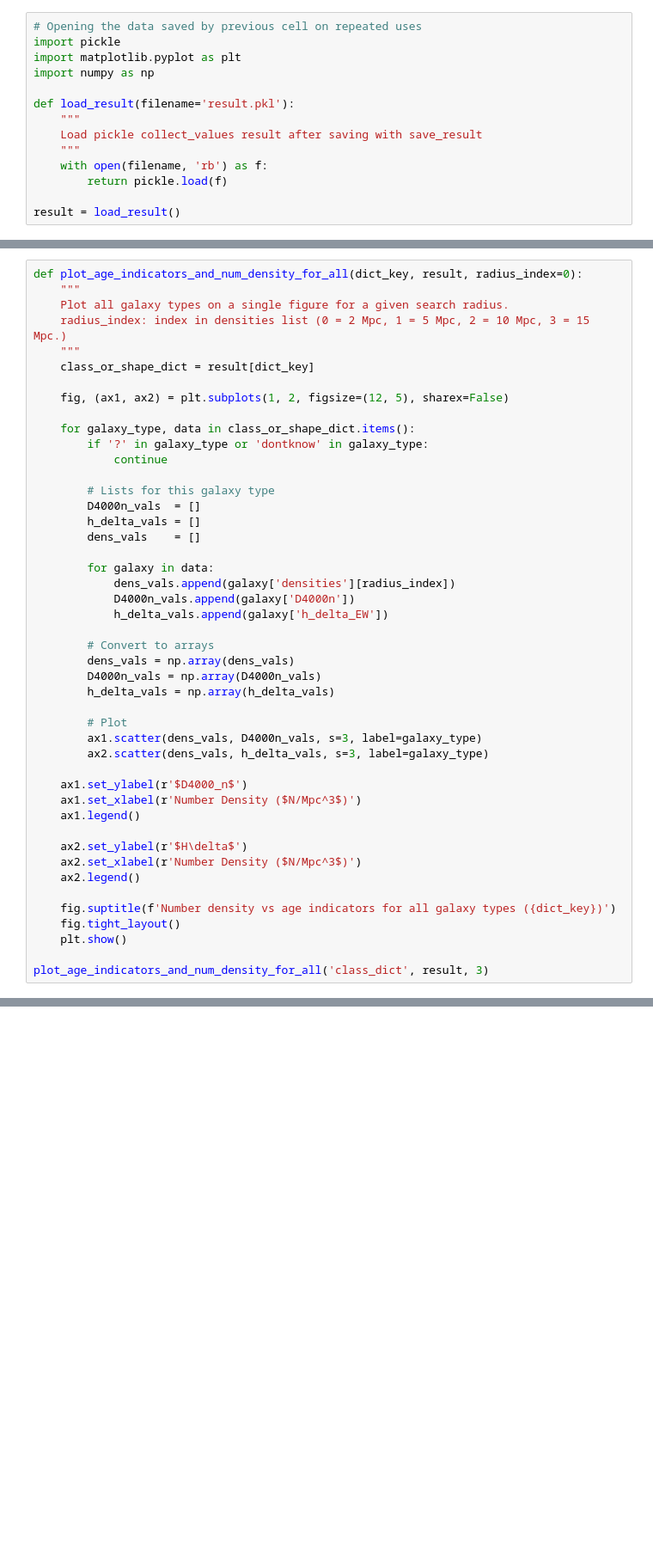
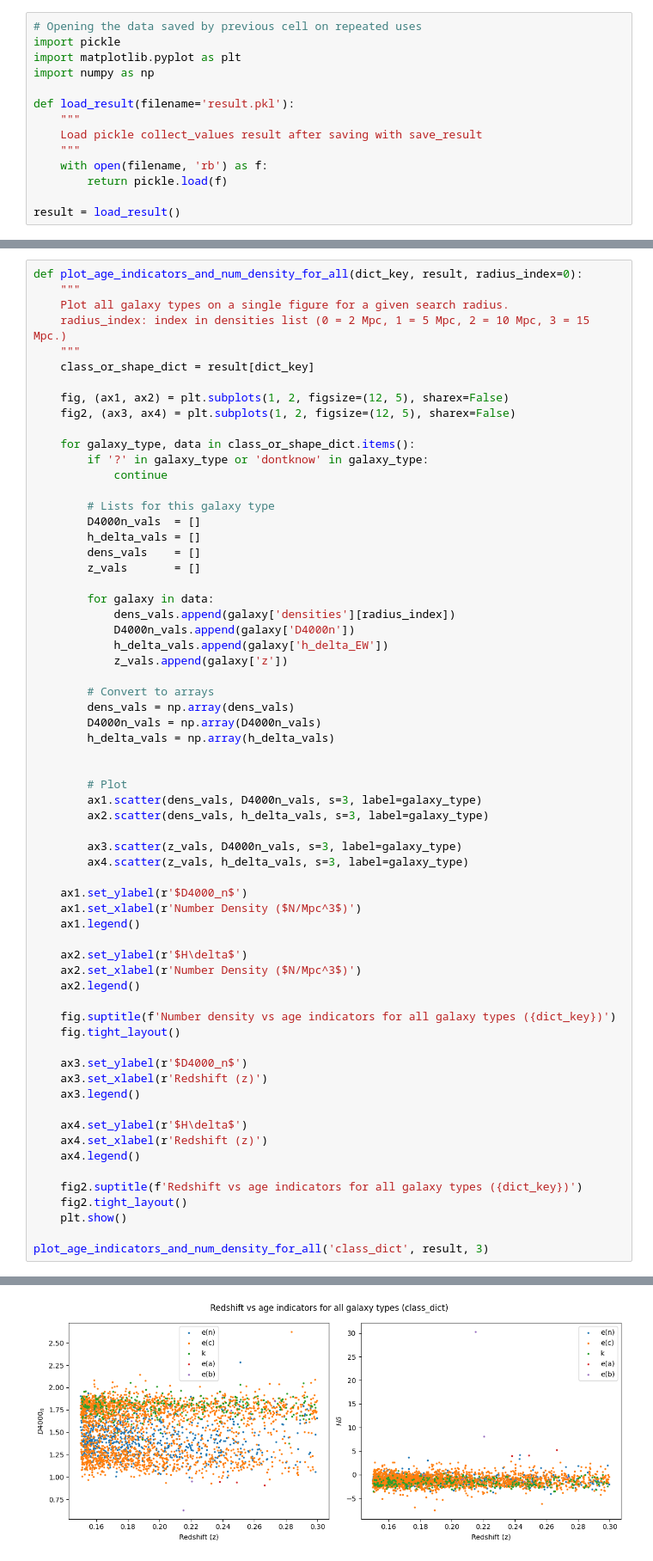
Before and after one commit to maraMaraschino/capstone-project, a Jupyter notebook: timescapes-notebook.ipynb, the cells around one changed output, grey strips where cells are left out. Shown at 86% size. Cells and saved outputs as stored; diff of their text form; blank space fills up the shorter version.

```diff
--- a/timescapes-notebook.ipynb
+++ b/timescapes-notebook.ipynb
@@ -1064,6 +1148,7 @@ def plot_age_indicators_and_num_density_for_all(dict_key, result, radius_index=0
     class_or_shape_dict = result[dict_key]
 
     fig, (ax1, ax2) = plt.subplots(1, 2, figsize=(12, 5), sharex=False)
+    fig2, (ax3, ax4) = plt.subplots(1, 2, figsize=(12, 5), sharex=False)
 
     for galaxy_type, data in class_or_shape_dict.items():
         if '?' in galaxy_type or 'dontknow' in galaxy_type:
@@ -1073,33 +1158,51 @@ def plot_age_indicators_and_num_density_for_all(dict_key, result, radius_index=0
         D4000n_vals  = []
         h_delta_vals = []
         dens_vals    = []
+        z_vals       = []
 
         for galaxy in data:
             dens_vals.append(galaxy['densities'][radius_index])
             D4000n_vals.append(galaxy['D4000n'])
             h_delta_vals.append(galaxy['h_delta_EW'])
+            z_vals.append(galaxy['z'])
 
         # Convert to arrays
         dens_vals = np.array(dens_vals)
         D4000n_vals = np.array(D4000n_vals)
         h_delta_vals = np.array(h_delta_vals)
 
+
         # Plot
         ax1.scatter(dens_vals, D4000n_vals, s=3, label=galaxy_type)
         ax2.scatter(dens_vals, h_delta_vals, s=3, label=galaxy_type)
+
+        ax3.scatter(z_vals, D4000n_vals, s=3, label=galaxy_type)
+        ax4.scatter(z_vals, h_delta_vals, s=3, label=galaxy_type)
 
     ax1.set_ylabel(r'$D4000_n$')
     ax1.set_xlabel(r'Number Density ($N/Mpc^3$)')
     ax1.legend()
 
     ax2.set_ylabel(r'$H\delta$')
     ax2.set_xlabel(r'Number Density ($N/Mpc^3$)')
     ax2.legend()
 
     fig.suptitle(f'Number density vs age indicators for all galaxy types ({dict_key})')
     fig.tight_layout()
+
+    ax3.set_ylabel(r'$D4000_n$')
+    ax3.set_xlabel(r'Redshift (z)')
+    ax3.legend()
+
+    ax4.set_ylabel(r'$H\delta$')
+    ax4.set_xlabel(r'Redshift (z)')
+    ax4.legend()
+
+    fig2.suptitle(f'Redshift vs age indicators for all galaxy types ({dict_key})')
+    fig2.tight_layout()
     plt.show()
 
 plot_age_indicators_and_num_density_for_all('class_dict', result, 3)
 # %% [output]
 [figure]
+[figure, added]
```
Also changed, not shown: parts of 9 cells of this notebook.
